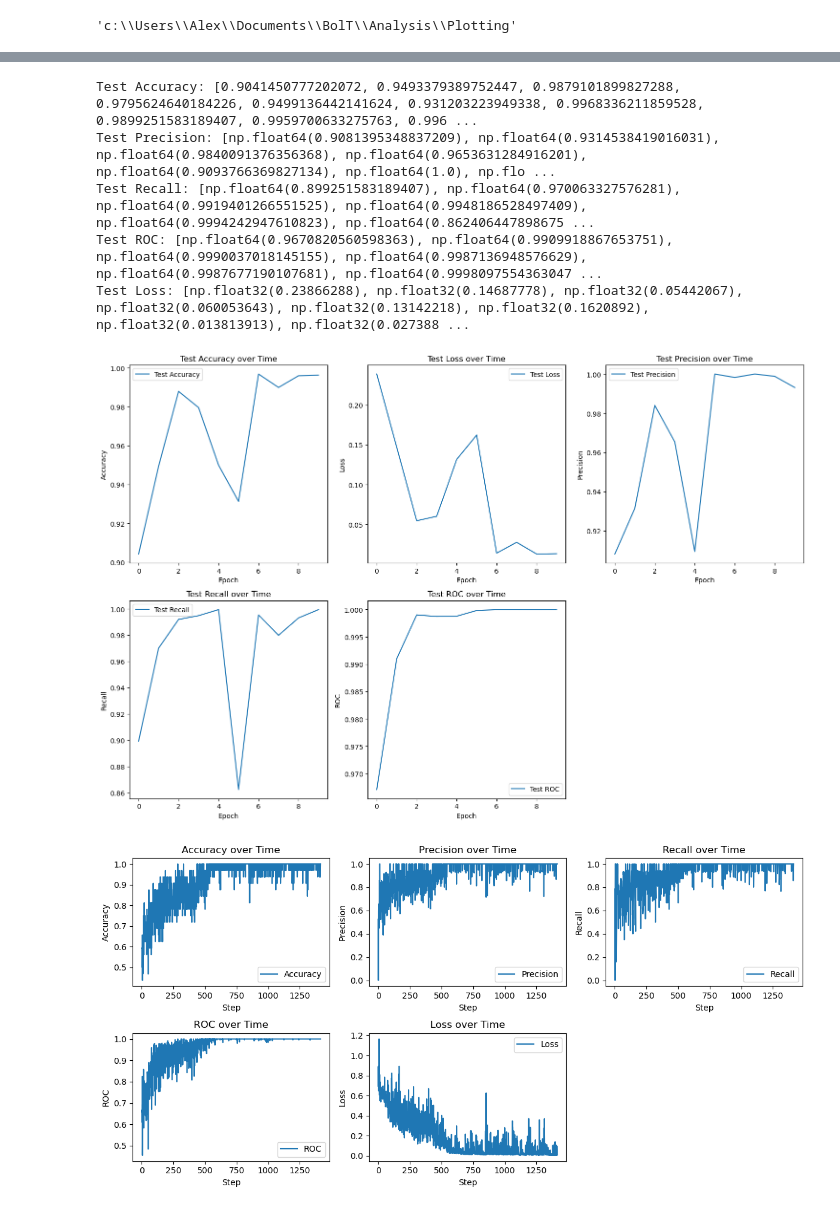
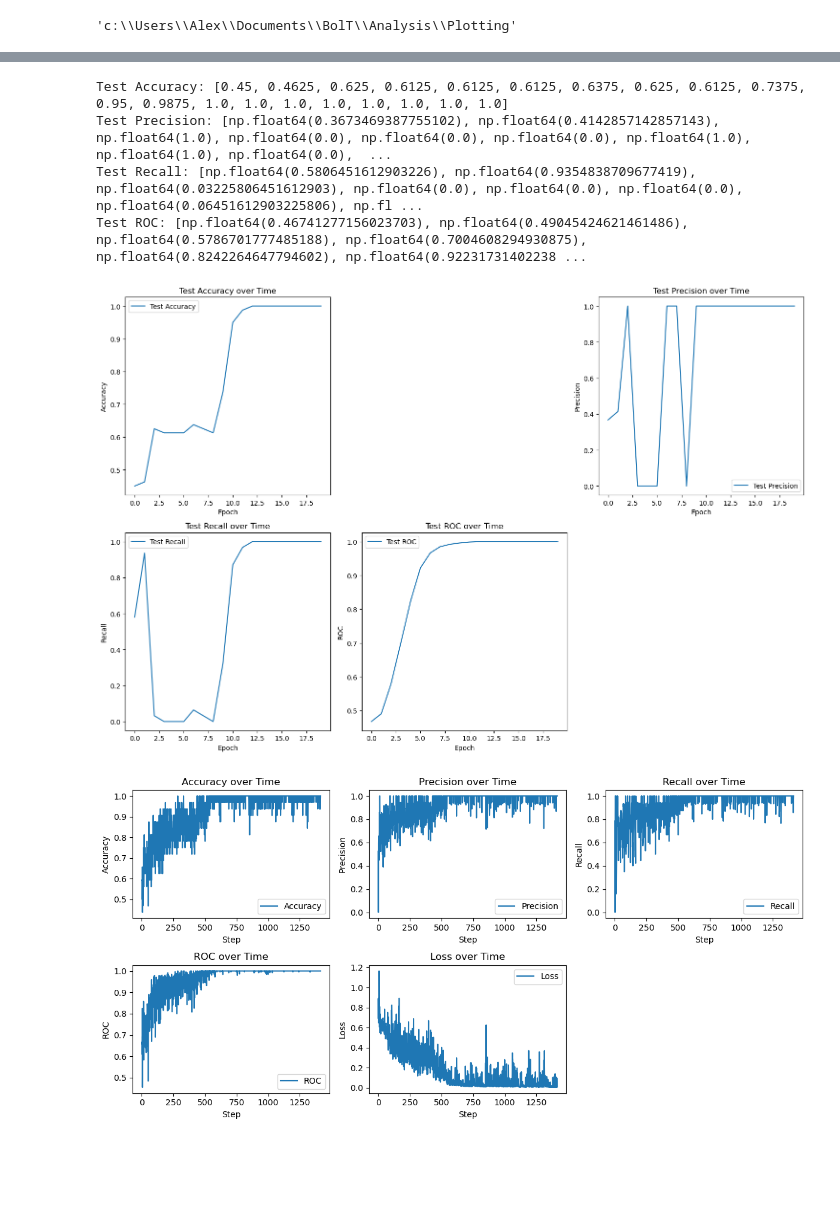
Before and after one commit to aarnol/BolT, a Jupyter notebook: Analysis/Plotting/plotting.ipynb, the cells around one changed output, grey strips where cells are left out. Drawn from its saved outputs; the diff is of its cells as text; code cells hidden in the pictures; blank space fills up the shorter version.

Commit message:
fnirs label shuffling and validation

```diff
--- a/Analysis/Plotting/plotting.ipynb
+++ b/Analysis/Plotting/plotting.ipynb
@@ -7,16 +7,12 @@ os.getcwd()
 'c:\\Users\\Alex\\Documents\\BolT\\Analysis\\Plotting'
 # %%
 # Define the paths to save the metrics and results
-step_metrics_path = r"C:\Users\Alex\Documents\BolT\Analysis\Logs\schaefer_bolT_hcpWM_20241121\step_metrics.pkl"
-epoch_metrics_path = r"C:\Users\Alex\Documents\BolT\Analysis\Logs\schaefer_bolT_hcpWM_20241121\epoch_metrics.pkl"
-test_metrics_path = r"C:\Users\Alex\Documents\BolT\Analysis\Logs\schaefer_bolT_hcpWM_20241121\test_metrics.pkl"
-test_results_path = r"C:\Users\Alex\Documents\BolT\Analysis\Logs\schaefer_bolT_hcpWM_20241121\test_results.pkl"
+import os
+name = "hcpWM_fNIRS_HbR_hcpfNIRS_good_channels"
+step_metrics_path = os.path.join("..", "Logs", name, "step_metrics.pkl")
+epoch_metrics_path = os.path.join("..", "Logs", name, "epoch_metrics.pkl")
+test_metrics_path = os.path.join("..", "Logs", name, "test_metrics.pkl")
+train_metrics_path = os.path.join("..", "Logs", name, "train_metrics.pkl")
-# %%
-# Define the paths to save the metrics and results
-step_metrics_path = r"C:\Users\Alex\Documents\BolT\Analysis\Logs\WM_AAL_bolT_hcpWM_AAL_20241121\step_metrics.pkl"
-epoch_metrics_path = r"C:\Users\Alex\Documents\BolT\Analysis\Logs\WM_AAL_bolT_hcpWM_AAL_20241121\epoch_metrics.pkl"
-test_metrics_path = r"C:\Users\Alex\Documents\BolT\Analysis\Logs\WM_AAL_bolT_hcpWM_AAL_20241121\test_metrics.pkl"
-test_results_path = r"C:\Users\Alex\Documents\BolT\Analysis\Logs\WM_AAL_bolT_hcpWM_AAL_20241121\test_results.pkl"
 # %%
 import pickle
 
@@ -166,10 +162,6 @@ plt.show()
 # %%
 
-with open(test_results_path, 'rb') as f:
+with open(test_metrics_path, 'rb') as f:
     test_results = pickle.load(f)
 
 # Print the contents of the test_results pickle file
-
-test_metrics_path = test_metrics_path
-with open(test_metrics_path, 'rb') as f:
-    test_metrics = pickle.load(f)
@@ -194,23 +168,22 @@ plt.show()
 # %%
+test_metrics = test_results
 # Extract metrics from test_metrics
 test_accuracy = [metric['accuracy'] for metric in test_metrics]
 test_precision = [metric['precision'] for metric in test_metrics]
 test_recall = [metric['recall'] for metric in test_metrics]
 test_roc = [metric['roc'] for metric in test_metrics]
-test_loss = [result['loss'] for result in test_results]
+
 
 # Print the metrics
 print("Test Accuracy:", test_accuracy)
 print("Test Precision:", test_precision)
 print("Test Recall:", test_recall)
 print("Test ROC:", test_roc)
-print("Test Loss:", test_loss)
 # %% [output]
-Test Accuracy: [0.9041450777202072, 0.9493379389752447, 0.9879101899827288, 0.9795624640184226, 0.9499136442141624, 0.931203223949338, 0.9968336211859528, 0.9899251583189407, 0.9959700633275763, 0.996 ...
-Test Precision: [np.float64(0.9081395348837209), np.float64(0.9314538419016031), np.float64(0.9840091376356368), np.float64(0.9653631284916201), np.float64(0.9093766369827134), np.float64(1.0), np.flo ...
-Test Recall: [np.float64(0.899251583189407), np.float64(0.970063327576281), np.float64(0.9919401266551525), np.float64(0.9948186528497409), np.float64(0.9994242947610823), np.float64(0.862406447898675 ...
-Test ROC: [np.float64(0.9670820560598363), np.float64(0.9909918867653751), np.float64(0.9990037018145155), np.float64(0.9987136948576629), np.float64(0.9987677190107681), np.float64(0.9998097554363047 ...
-Test Loss: [np.float32(0.23866288), np.float32(0.14687778), np.float32(0.05442067), np.float32(0.060053643), np.float32(0.13142218), np.float32(0.1620892), np.float32(0.013813913), np.float32(0.027388 ...
+Test Accuracy: [0.45, 0.4625, 0.625, 0.6125, 0.6125, 0.6125, 0.6375, 0.625, 0.6125, 0.7375, 0.95, 0.9875, 1.0, 1.0, 1.0, 1.0, 1.0, 1.0, 1.0, 1.0]
+Test Precision: [np.float64(0.3673469387755102), np.float64(0.4142857142857143), np.float64(1.0), np.float64(0.0), np.float64(0.0), np.float64(0.0), np.float64(1.0), np.float64(1.0), np.float64(0.0),  ...
+Test Recall: [np.float64(0.5806451612903226), np.float64(0.9354838709677419), np.float64(0.03225806451612903), np.float64(0.0), np.float64(0.0), np.float64(0.0), np.float64(0.06451612903225806), np.fl ...
+Test ROC: [np.float64(0.46741277156023703), np.float64(0.49045424621461486), np.float64(0.5786701777485188), np.float64(0.7004608294930875), np.float64(0.8242264647794602), np.float64(0.92231731402238 ...
 # %%
 plt.figure(figsize=(15, 10))
 
@@ -222,42 +195,36 @@ plt.ylabel('Accuracy')
 plt.title('Test Accuracy over Time')
 plt.legend()
 
-# Plot test loss over time
-plt.subplot(2, 3, 2)
-plt.plot(test_loss, label='Test Loss')
-plt.xlabel('Epoch')
-plt.ylabel('Loss')
-plt.title('Test Loss over Time')
-plt.legend()
+
 
 # Plot test precision over time
 plt.subplot(2, 3, 3)
 plt.plot(test_precision, label='Test Precision')
 plt.xlabel('Epoch')
 plt.ylabel('Precision')
 plt.title('Test Precision over Time')
 plt.legend()
 
 # Plot test recall over time
 plt.subplot(2, 3, 4)
 plt.plot(test_recall, label='Test Recall')
 plt.xlabel('Epoch')
 plt.ylabel('Recall')
 plt.title('Test Recall over Time')
 plt.legend()
 
 # Plot test ROC over time
 plt.subplot(2, 3, 5)
 plt.plot(test_roc, label='Test ROC')
 plt.xlabel('Epoch')
 plt.ylabel('ROC')
 plt.title('Test ROC over Time')
 plt.legend()
 
 plt.tight_layout()
 plt.show()
 # %% [output]
-[figure, old version]
+[figure, new version]
 # %%
 def plot_step_metrics(pickle_path):
     import pickle
```
Also changed, not shown: parts of 6 cells of this notebook, 36 other files.
